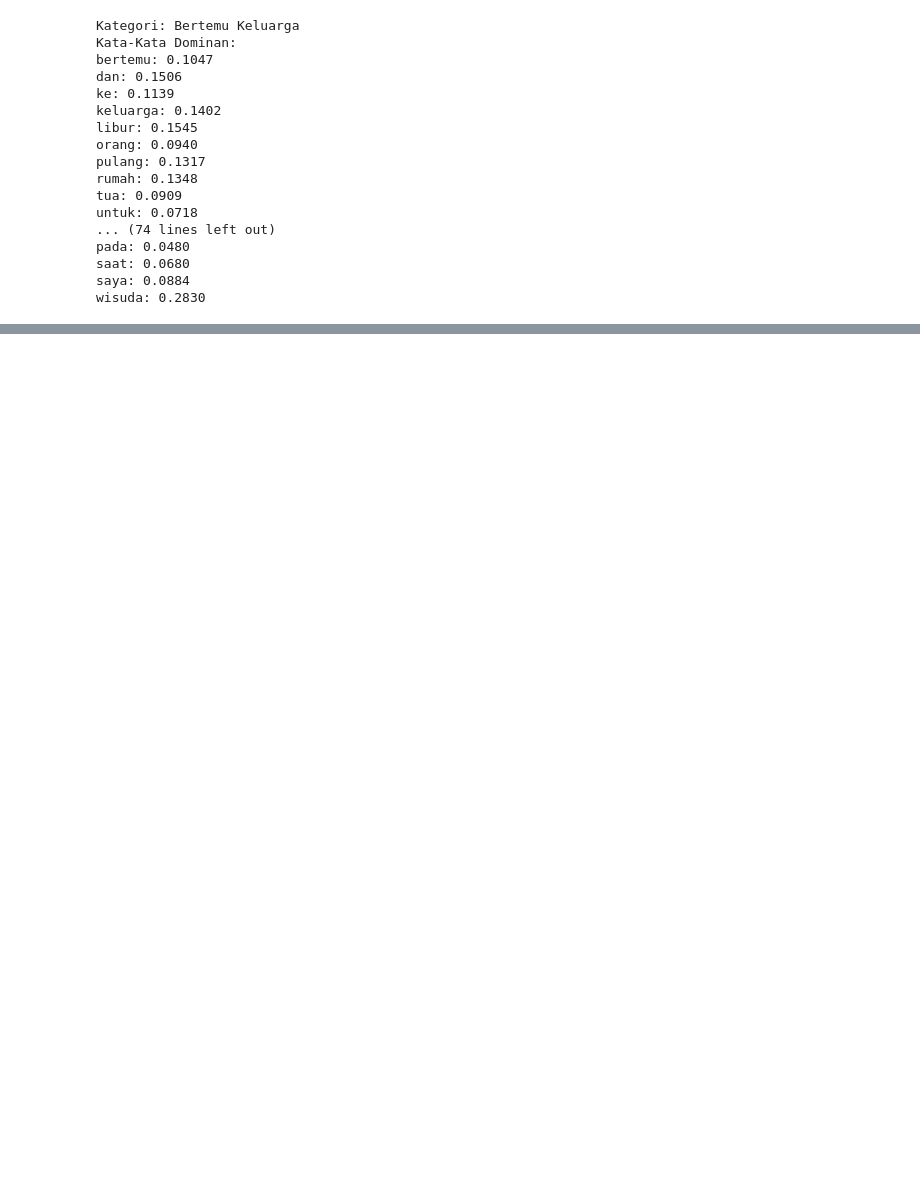
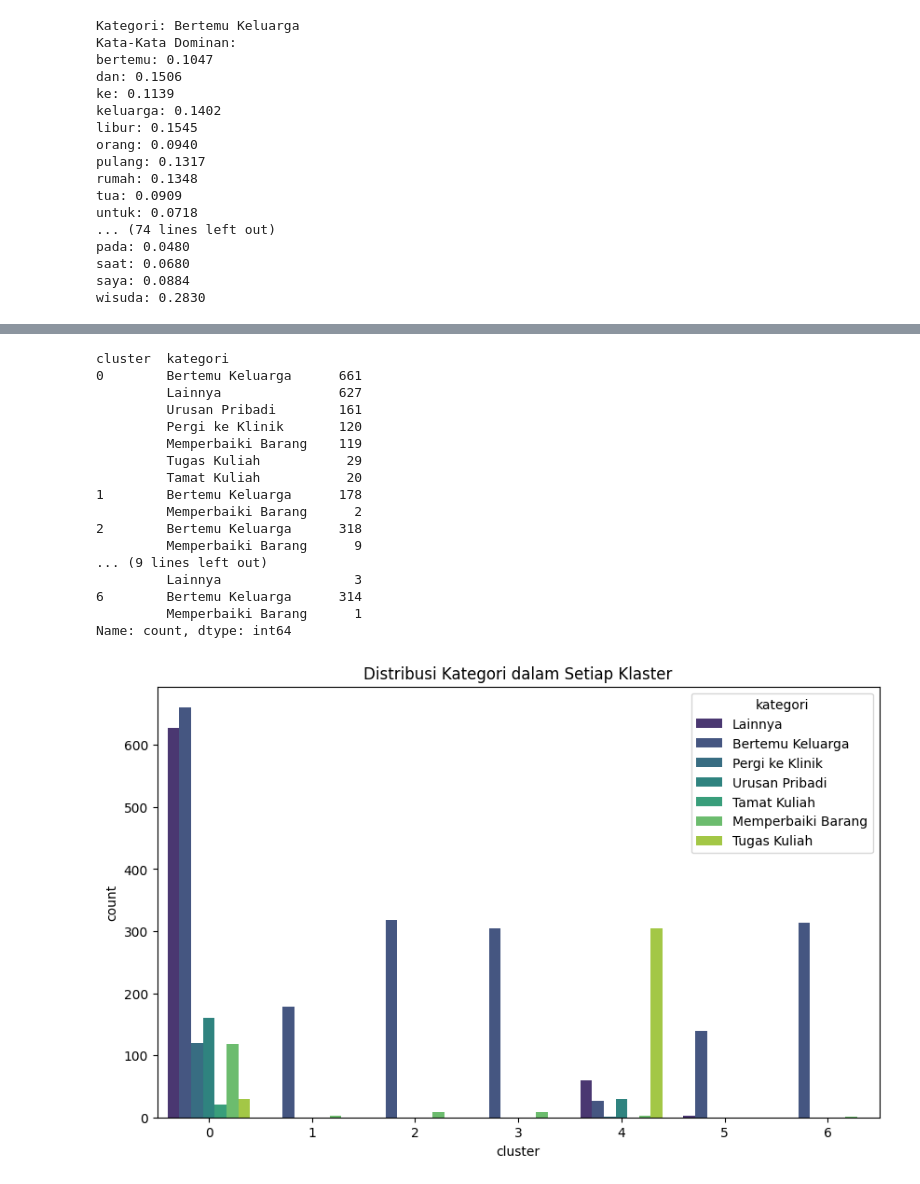
Before and after one commit to StillLearnSVN/MachineLearning07, a Jupyter notebook: rule-based_rf.ipynb, the cells around one changed output, grey strips where cells are left out. Drawn from its saved outputs; the diff is of its cells as text; code cells hidden in the pictures; blank space fills up the shorter version.

```diff
--- a/rule-based_rf.ipynb
+++ b/rule-based_rf.ipynb
@@ -362,0 +396,40 @@ wisuda: 0.2962
+# %%
+# Ulangi TF-IDF pada seluruh data
+tfidf_full = TfidfVectorizer(max_features=1000)
+X_tfidf_full = tfidf_full.fit_transform(opp_data["keperluan"])
+
+# Klasterisasi
+kmeans_full = KMeans(n_clusters=7, random_state=42)
+clusters_full = kmeans_full.fit_predict(X_tfidf_full)
+
+# Tambahkan hasil klaster ke dalam opp_data
+opp_data["cluster"] = clusters_full
+
+# Analisis distribusi
+print(opp_data.groupby("cluster")["kategori"].value_counts())
+
+# Visualisasi distribusi kategori dalam klaster
+import seaborn as sns
+plt.figure(figsize=(10, 6))
+sns.countplot(x="cluster", hue="kategori", data=opp_data, palette="viridis")
+plt.title("Distribusi Kategori dalam Setiap Klaster")
+plt.show()
+# %% [output]
+cluster  kategori
+0        Bertemu Keluarga      661
+         Lainnya               627
+         Urusan Pribadi        161
+         Pergi ke Klinik       120
+         Memperbaiki Barang    119
+         Tugas Kuliah           29
+         Tamat Kuliah           20
+1        Bertemu Keluarga      178
+         Memperbaiki Barang      2
+2        Bertemu Keluarga      318
+         Memperbaiki Barang      9
+... (9 lines left out)
+         Lainnya                 3
+6        Bertemu Keluarga      314
+         Memperbaiki Barang      1
+Name: count, dtype: int64
+[figure, added]
```
Also changed, not shown: parts of 11 cells of this notebook.
